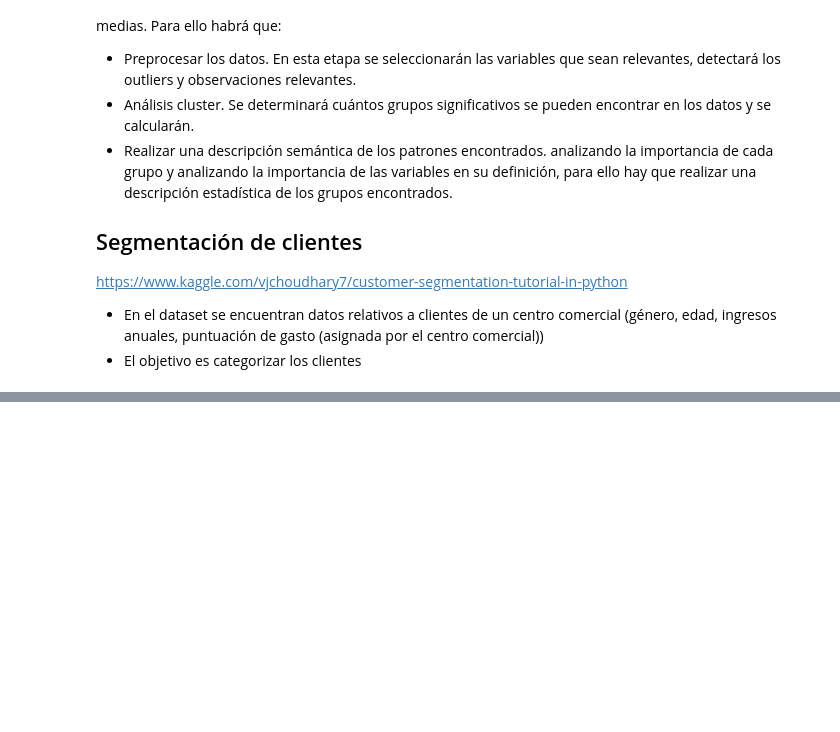
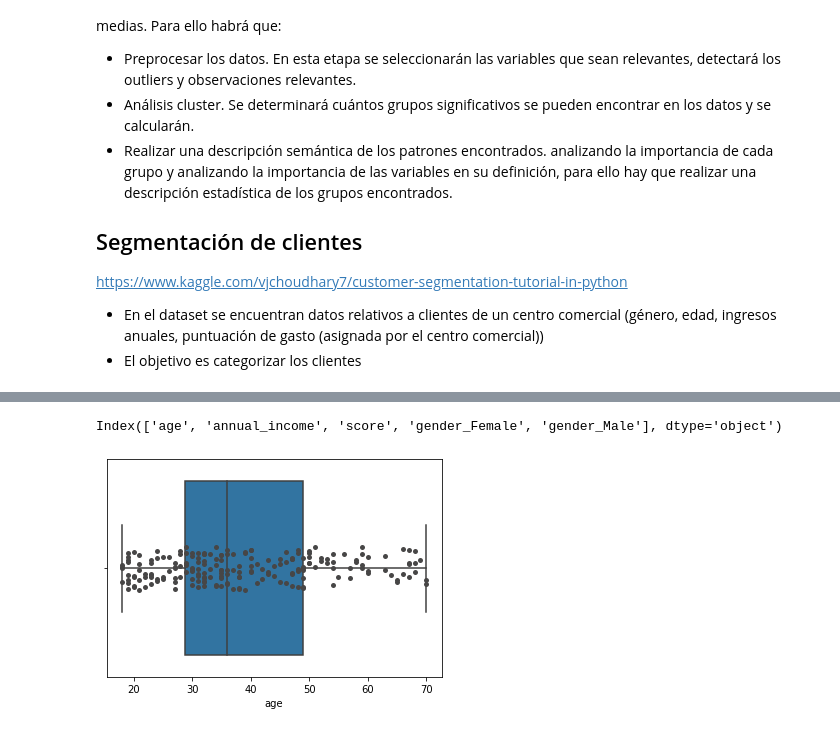
Before and after one commit to MattJCR/APRENDIZAJE-NO-SUPERVISADO-KMEANS, a Jupyter notebook: APRENDIZAJE_NO_SUPERVISADO_KMEANS_Segmentación_de_clientes.ipynb, the cells around one changed output, grey strips where cells are left out. Cells and saved outputs as stored; diff of their text form; code cells hidden in the pictures; blank space fills up the shorter version.

```diff
--- a/APRENDIZAJE_NO_SUPERVISADO_KMEANS_Segmentación_de_clientes.ipynb
+++ b/APRENDIZAJE_NO_SUPERVISADO_KMEANS_Segmentación_de_clientes.ipynb
@@ -14,0 +242,15 @@ https://www.kaggle.com/vjchoudhary7/customer-segmentation-tutorial-in-python
+# %%
+# mediante esta función de pueden visualizar los 'outliers'
+def draw_hist_boxplot(df, feature_name):
+  plt.clf()  # borra la figura anterior
+  sns.boxplot(x = feature_name, data = df)
+  sns.stripplot(x = feature_name, data = df, color = "#474646")
+  plt.show()  # muestra la nueva figura creada
+# %%
+df.columns
+# %% [output]
+Index(['age', 'annual_income', 'score', 'gender_Female', 'gender_Male'], dtype='object')
+# %%
+draw_hist_boxplot(df, 'age')
+# %% [output]
+[figure, added]
```
Also changed, not shown: parts of 74 cells of this notebook.
